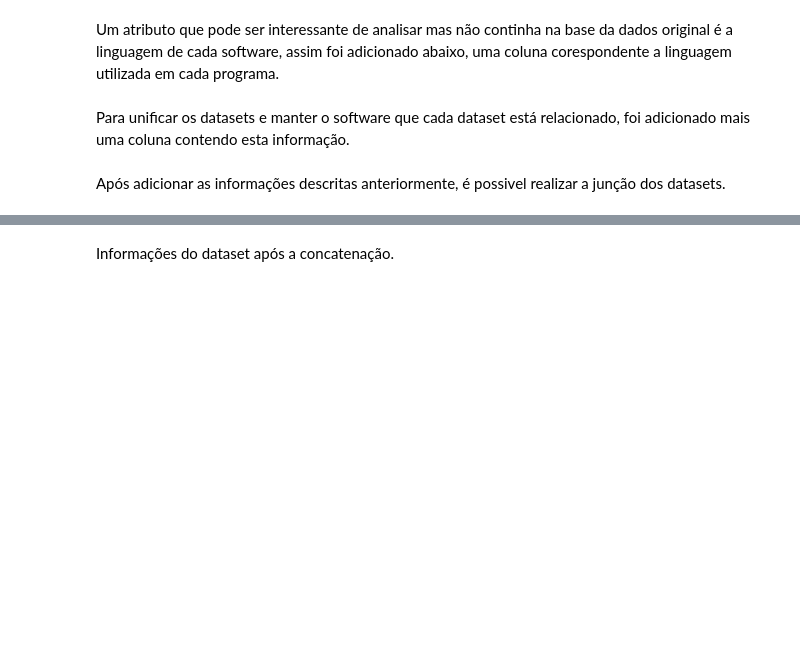
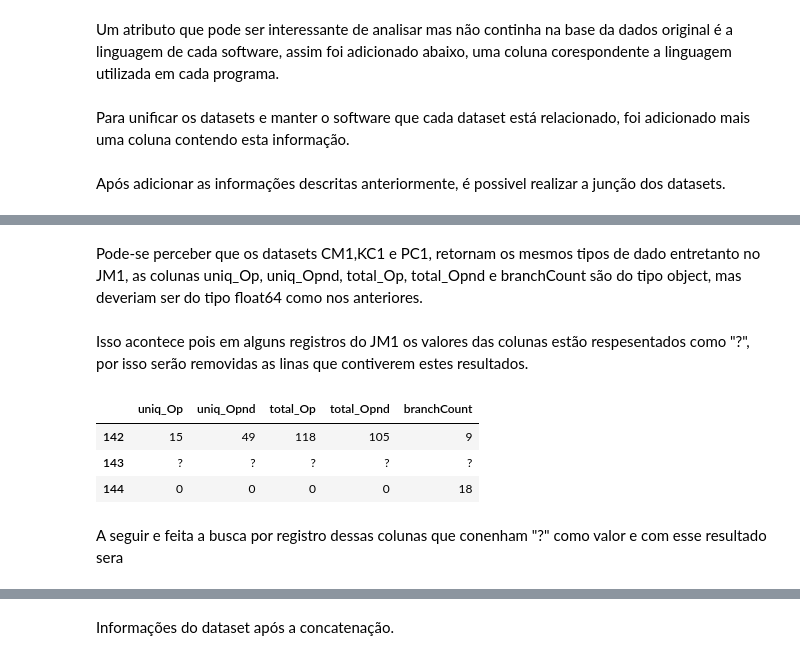
Before and after one commit to Pssales/Data-Science-Project, a Jupyter notebook: Manipulação_dos_dados.ipynb, the cells around one changed output, grey strips where cells are left out. Cells and saved outputs as stored; diff of their text form; code cells hidden in the pictures; blank space fills up the shorter version.

```diff
--- a/Manipulação_dos_dados.ipynb
+++ b/Manipulação_dos_dados.ipynb
@@ -113,0 +194,13 @@ Após adicionar as informações descritas anteriormente, é possivel realizar a
+# %% [markdown]
+Pode-se perceber que os datasets CM1,KC1 e PC1, retornam os mesmos tipos de dado entretanto no JM1, as colunas uniq_Op, uniq_Opnd, total_Op, total_Opnd e branchCount são do tipo object, mas deveriam ser do tipo float64 como nos anteriores.
+# %% [markdown]
+Isso acontece pois em alguns registros do JM1 os valores das colunas estão respesentados como "?", por isso serão removidas as linas que contiverem estes resultados.
+# %%
+JM1[142:145][["uniq_Op","uniq_Opnd","total_Op","total_Opnd","branchCount"]]
+# %% [output]
+|  | uniq_Op | uniq_Opnd | total_Op | total_Opnd | branchCount |
+| 142 | 15 | 49 | 118 | 105 | 9 |
+| 143 | ? | ? | ? | ? | ? |
+| 144 | 0 | 0 | 0 | 0 | 18 |
+# %% [markdown]
+A seguir e feita a busca por registro dessas colunas que conenham "?" como valor e com esse resultado sera
```
Also changed, not shown: parts of 10 cells of this notebook, 3 other files.
